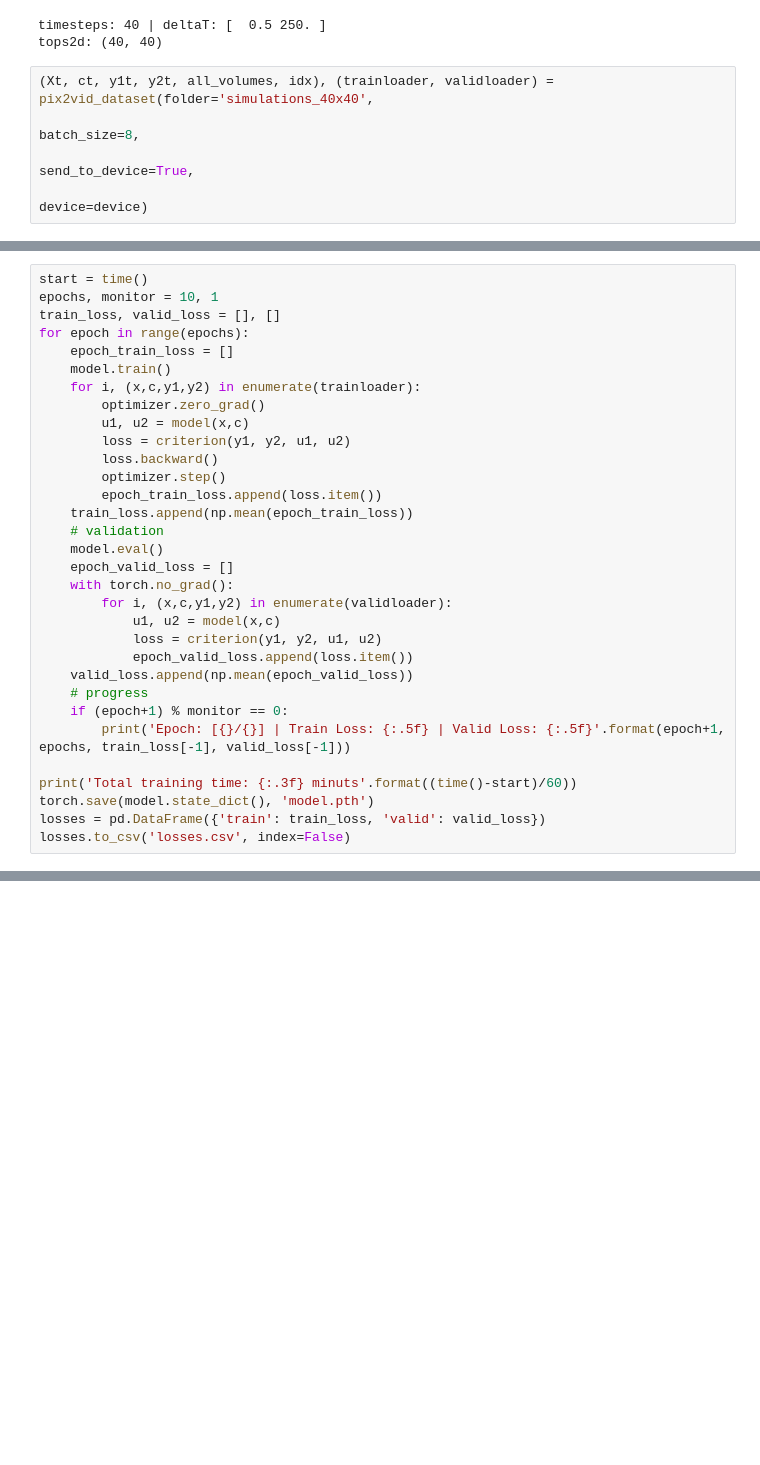
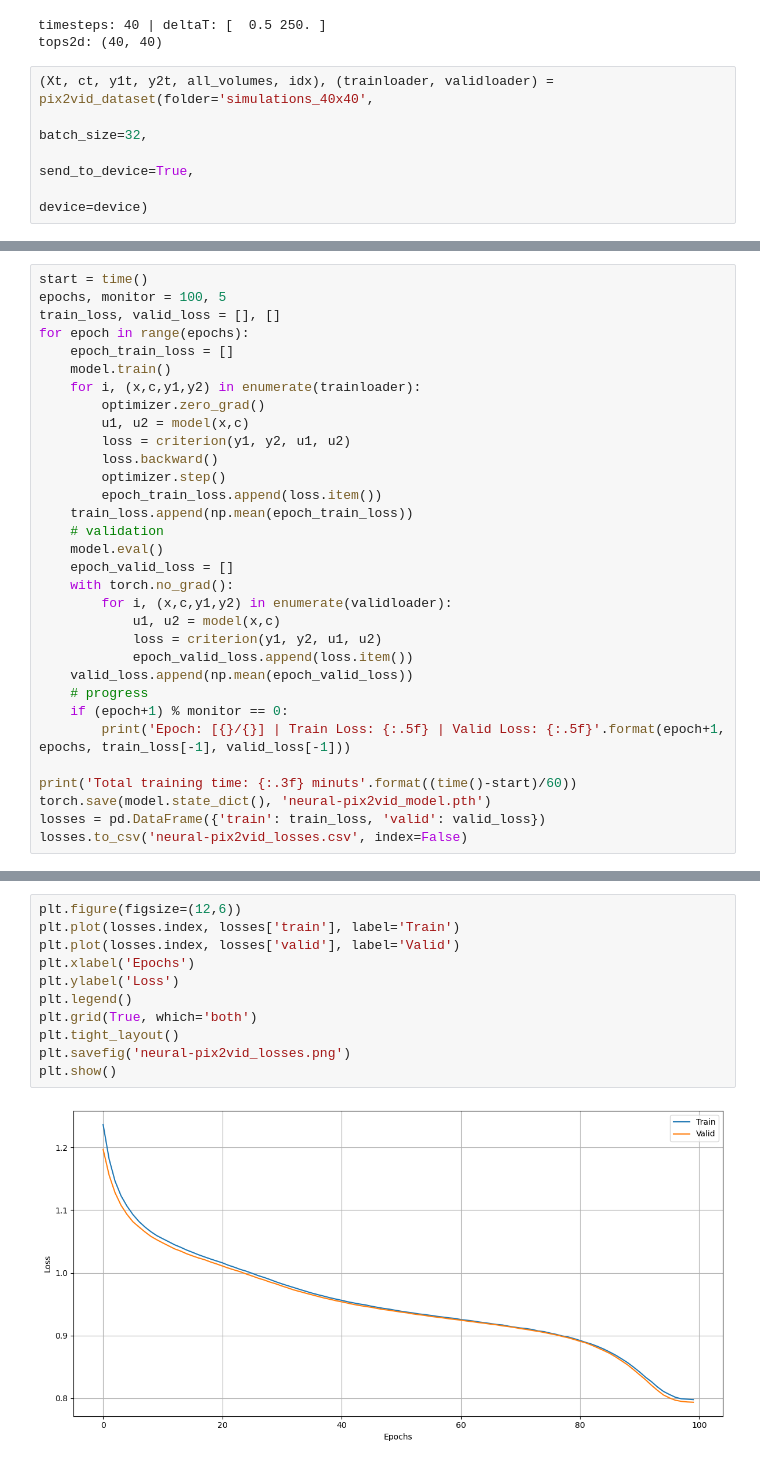
Before and after one commit to misaelmmorales/Placement-Control-Optim-CO2, a Jupyter notebook: SlopingAquiferSmall/main.ipynb, the cells around one changed output, grey strips where cells are left out. Saved outputs shown, nothing was run; the diff lists cells and outputs as text; blank space fills up the shorter version.

Commit message:
update -training

```diff
--- a/SlopingAquiferSmall/main.ipynb
+++ b/SlopingAquiferSmall/main.ipynb
@@ -44,7 +44,7 @@ timesteps: 40 | deltaT: [  0.5 250. ]
 tops2d: (40, 40)
 # %%
 (Xt, ct, y1t, y2t, all_volumes, idx), (trainloader, validloader) = pix2vid_dataset(folder='simulations_40x40',
-                                                                                   batch_size=8,
+                                                                                   batch_size=32,
                                                                                    send_to_device=True,
                                                                                    device=device)
 # %% [output]
@@ -67,7 +69,7 @@ optimizer = optim.Adam(model.parameters(), lr=1e-3)
 # parameters: 4,261,815 | device: cuda
 # %%
 start = time()
-epochs, monitor = 10, 1
+epochs, monitor = 100, 5
 train_loss, valid_loss = [], []
 for epoch in range(epochs):
     epoch_train_loss = []
@@ -94,6 +96,6 @@ for epoch in range(epochs):
         print('Epoch: [{}/{}] | Train Loss: {:.5f} | Valid Loss: {:.5f}'.format(epoch+1, epochs, train_loss[-1], valid_loss[-1]))
 
 print('Total training time: {:.3f} minuts'.format((time()-start)/60))
-torch.save(model.state_dict(), 'model.pth')
+torch.save(model.state_dict(), 'neural-pix2vid_model.pth')
 losses = pd.DataFrame({'train': train_loss, 'valid': valid_loss})
-losses.to_csv('losses.csv', index=False)
+losses.to_csv('neural-pix2vid_losses.csv', index=False)
@@ -99,0 +120,13 @@ losses.to_csv('losses.csv', index=False)
+# %%
+plt.figure(figsize=(12,6))
+plt.plot(losses.index, losses['train'], label='Train')
+plt.plot(losses.index, losses['valid'], label='Valid')
+plt.xlabel('Epochs')
+plt.ylabel('Loss')
+plt.legend()
+plt.grid(True, which='both')
+plt.tight_layout()
+plt.savefig('neural-pix2vid_losses.png')
+plt.show()
+# %% [output]
+[figure, added]
```
Also changed, not shown: parts of 4 cells of this notebook, 5 other files.
